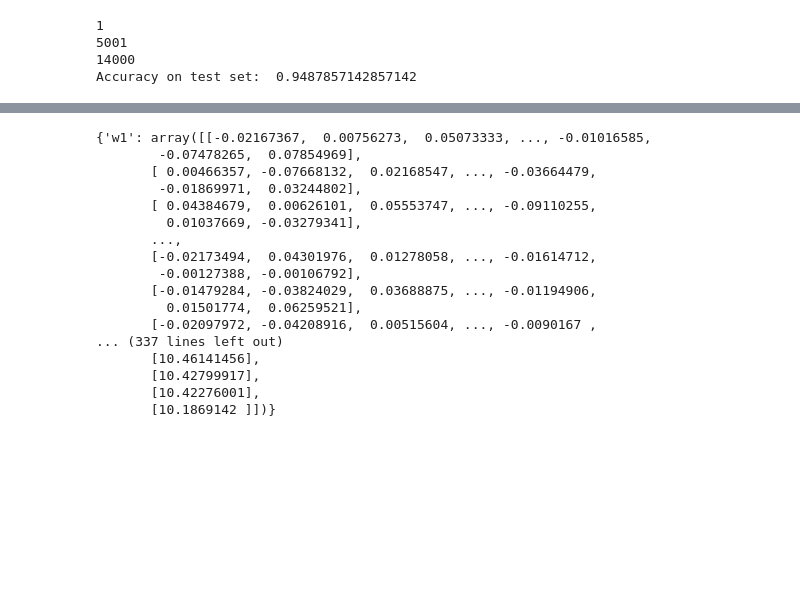
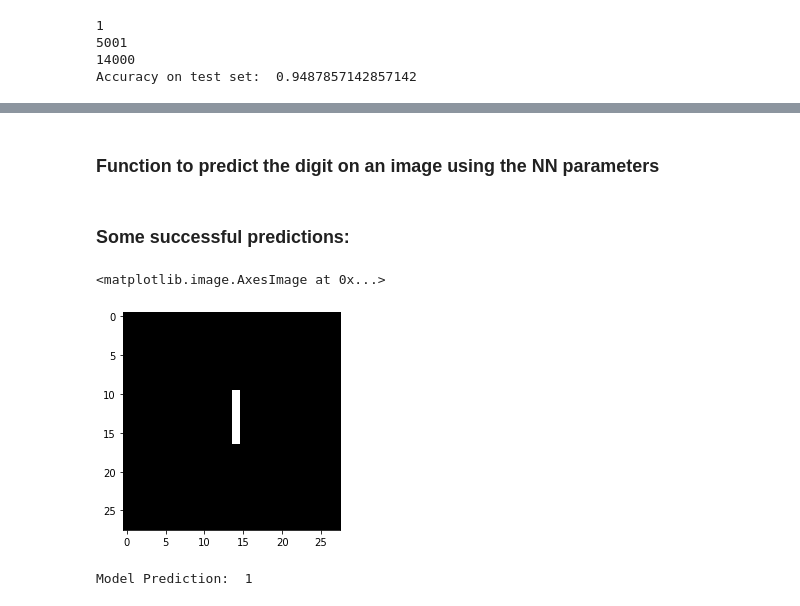
Before and after one commit to kb107/MNIST-Handwritten-Digit-Recogniser, a Jupyter notebook: MNISTfromscratch.ipynb, the cells around one changed output, grey strips where cells are left out. Drawn from its saved outputs; the diff is of its cells as text; code cells hidden in the pictures; blank space fills up the shorter version.

```diff
--- a/MNISTfromscratch.ipynb
+++ b/MNISTfromscratch.ipynb
@@ -145,27 +162,5 @@ print(params)
 file = open('mnist_model.pkl', 'wb')
 pickle.dump(params, file)
 file.close()
-# %%
-file = open('mnist_model.pkl', 'rb')
-out = pickle.load(file)
-
-print(out)
-file.close()
-# %% [output]
-{'w1': array([[-0.02167367,  0.00756273,  0.05073333, ..., -0.01016585,
-        -0.07478265,  0.07854969],
-       [ 0.00466357, -0.07668132,  0.02168547, ..., -0.03664479,
-        -0.01869971,  0.03244802],
-       [ 0.04384679,  0.00626101,  0.05553747, ..., -0.09110255,
-         0.01037669, -0.03279341],
-       ...,
-       [-0.02173494,  0.04301976,  0.01278058, ..., -0.01614712,
-        -0.00127388, -0.00106792],
-       [-0.01479284, -0.03824029,  0.03688875, ..., -0.01194906,
-         0.01501774,  0.06259521],
-       [-0.02097972, -0.04208916,  0.00515604, ..., -0.0090167 ,
-... (337 lines left out)
-       [10.46141456],
-       [10.42799917],
-       [10.42276001],
-       [10.1869142 ]])}
+# %% [markdown]
+### Function to predict the digit on an image using the NN parameters
@@ -171,0 +175,14 @@ file.close()
+# %% [markdown]
+### **Some successful predictions:**
+# %%
+img = cv2.imread('num1.jpg', 0)
+img = cv2.resize(img, (28, 28))
+ret, img = cv2.threshold(img, thresh=120, maxval=255, type=cv2.THRESH_BINARY_INV)
+plt.imshow(img, cmap='gray')
+# %% [output]
+<matplotlib.image.AxesImage at 0x...>
+[figure, added]
+# %%
+predict_num(img)
+# %% [output]
+Model Prediction:  1
```
Also changed, not shown: parts of 37 cells of this notebook.
